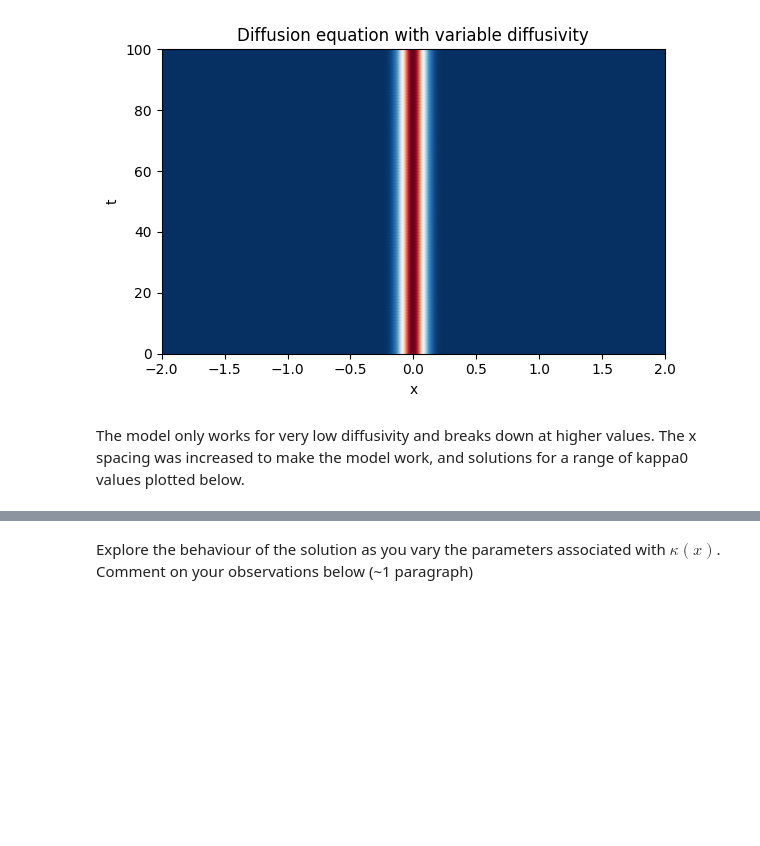
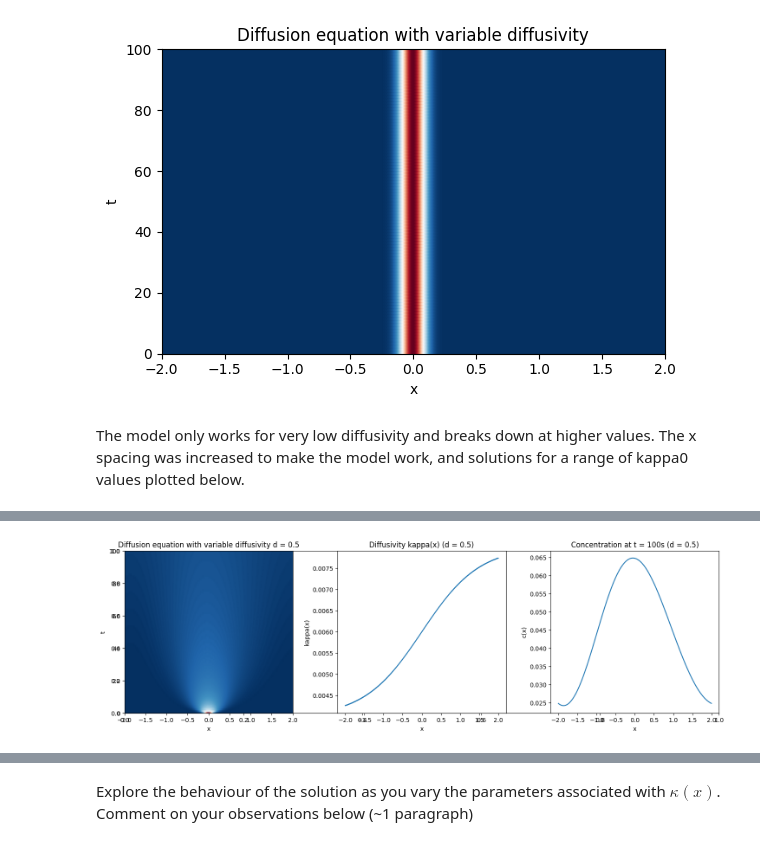
Before and after one commit to PolinaSevastyanova1/QCES, a Jupyter notebook: Project1_dedalus.ipynb, the cells around one changed output, grey strips where cells are left out. Drawn from its saved outputs; the diff is of its cells as text; code cells hidden in the pictures; blank space fills up the shorter version.

```diff
--- a/Project1_dedalus.ipynb
+++ b/Project1_dedalus.ipynb
@@ -908,0 +907,95 @@ Now I want ot create a good image with optimal parameters for Nx=1024, kappa0=0.
+# %%
+import logging
+import os
+import dedalus.public as de
+from google.colab import output
+import numpy as np
+import matplotlib.pyplot as plt
+
+logger = logging.getLogger(__name__)
+
+# Parameters
+Nx = 1024
+Lx = 2
+x_start = -Lx; x_end = Lx
+d_values = [0.5,1,3,10]
+
+
+for d in d_values:
+
+    # Create basis and domain
+    xcoord = de.Coordinate('x')
+    dist = de.Distributor(xcoord, dtype=np.float64)
+    x_basis = de.RealFourier(xcoord, size=Nx, bounds=(x_start, x_end))
+    x = dist.local_grid(x_basis)
+
+    # Variable diffusivity (you can modify this if needed)
+    kappa = dist.Field(bases=x_basis)
+    kappa['g'] = kappa_0 * (np.tanh(x / 1.5) + 3) / d
+
+    # Set initial conditions
+    c = dist.Field(name='c', bases=x_basis)
+    w = 0.1
+    c.change_scales(1)
+    c['g'] = np.exp(-x**2 / w**2)
+
+    # Operators
+    dx = lambda a: de.Differentiate(a, xcoord)
+
+    # Problem and Solver
+    problem = de.IVP([c], namespace=locals())
+    problem.add_equation("dt(c) - dx(kappa * dx(c)) = 0")
+
+    timestepper = de.CNAB1
+    solver = problem.build_solver(timestepper)
+    solver.stop_sim_time = 100  # Adjust as needed
+
+    # Main loop
+    timestep = 1
+    c_save = [np.copy(c['g'])]
+    t_save = [solver.sim_time]
+    while solver.proceed:
+        solver.step(timestep)
+        if solver.iteration % 500 == 0:
+            logger.info('Iteration=%i, Time=%e, dt=%e' % (solver.iteration, solver.sim_time, timestep))
+        c.change_scales(1)
+        c_save.append(np.copy(c['g']))
+        t_save.append(solver.sim_time)
+
+    plt.subplots(figsize=(15, 5))
+    # Plot
+    plt.subplot(1,3,1)
+    #plt.figure(figsize=(6, 4))
+    min_val = np.min(c_save)
+    max_val = np.max(c_save)
+    plt.pcolormesh(x.ravel(), np.array(t_save), np.array(c_save), cmap='RdBu_r', shading='gouraud', rasterized=True, clim=(min_val, max_val))
+    plt.xlim(x_start, x_end)
+    plt.ylim(0, solver.stop_sim_time)
+    plt.xlabel('x')
+    plt.ylabel('t')
+    plt.title(f'Diffusion equation with variable diffusivity d = { d}')
+    plt.tight_layout()
+    #plt.show()
+
+    # Plot kappa(x)
+    plt.subplot(1,3,2)
+    #plt.figure(figsize=(6, 4))
+    plt.plot(x, kappa['g'])
+    plt.xlabel('x')
+    plt.ylabel('kappa(x)')
+    plt.title(f'Diffusivity kappa(x) (d = {d})')
+    plt.tight_layout()
+    #plt.show()
+
+    # Plot c(x) at 100s
+    plt.subplot(1,3,3)
+    #plt.figure(figsize=(6, 4))
+    plt.plot(x, c_save[100])
+    plt.xlabel('x')
+    plt.ylabel('c(x)')
+    plt.title(f'Concentration at t = 100s (d = {d})')
+    plt.tight_layout()
+    plt.show()
+
+    print(f"For d = {d}")
+# %% [output]
@@ -908,0 +1006 @@ Now I want ot create a good image with optimal parameters for Nx=1024, kappa0=0.
+[figure, added]
```
Also changed, not shown: parts of 12 cells of this notebook.
